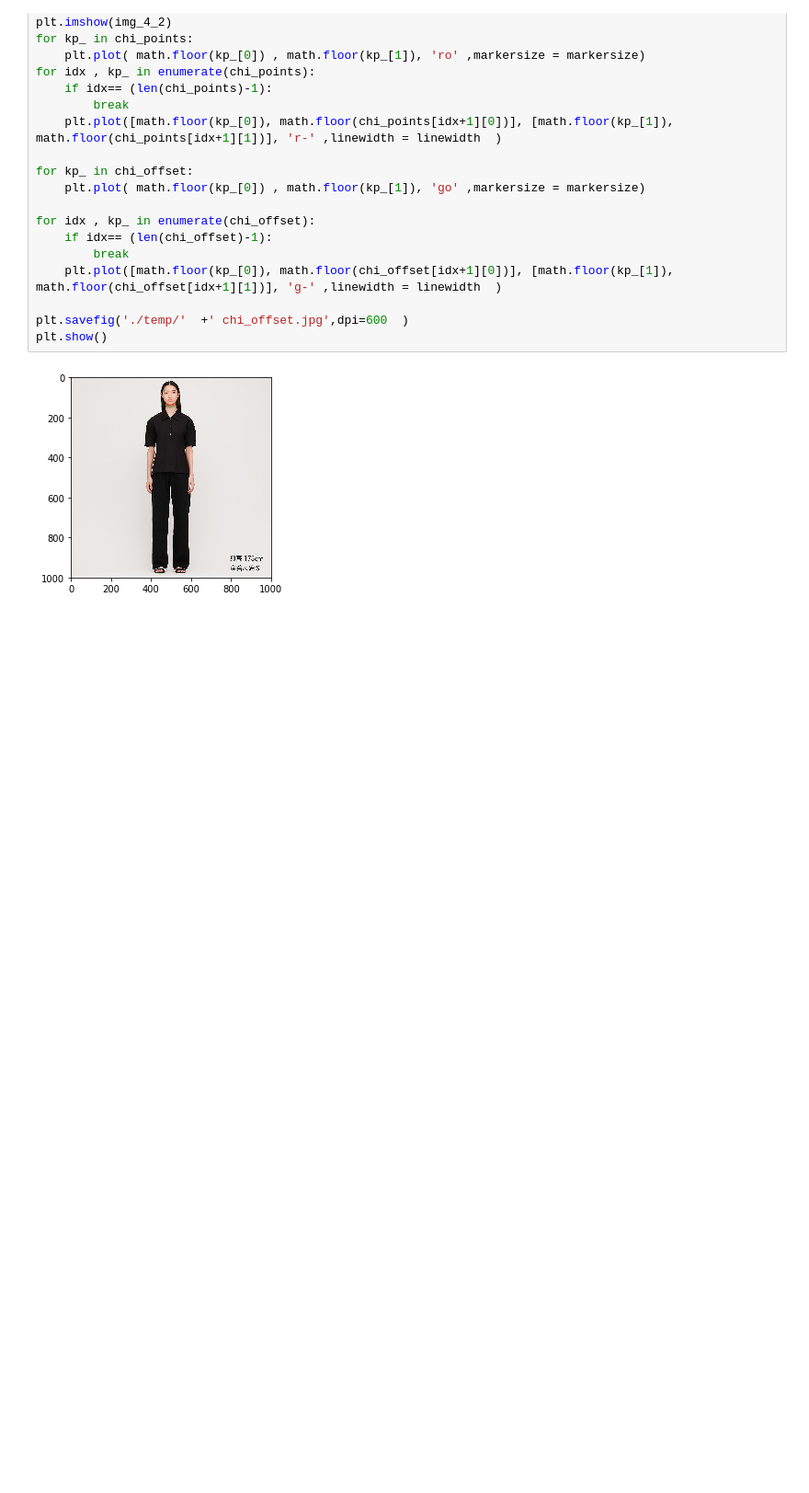
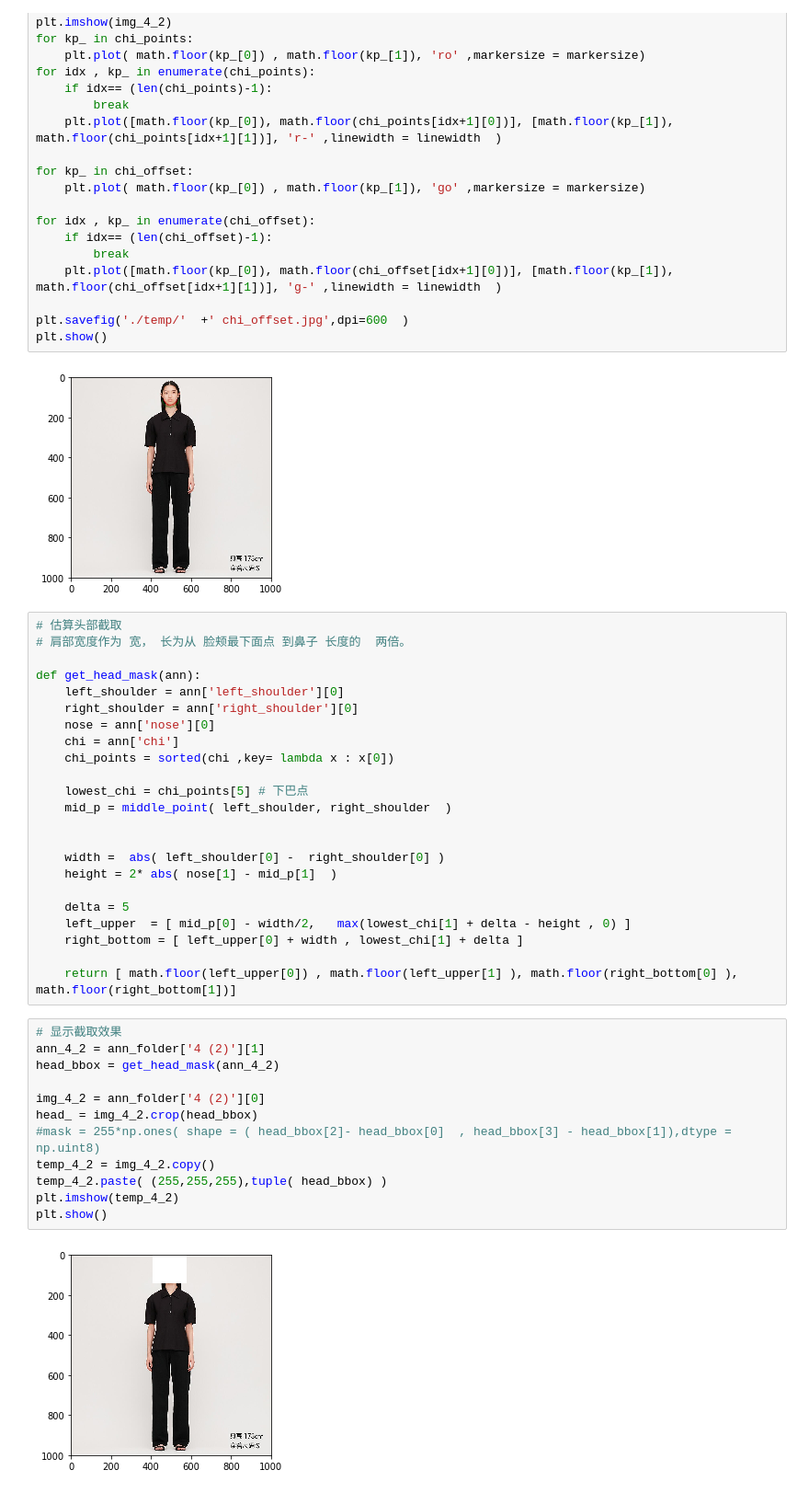
Before and after one commit to PuppyWolf/headswap, a Jupyter notebook: Untitled.ipynb, the cells around one changed output. Shown at 92% size. Saved outputs shown, nothing was run; the diff lists cells and outputs as text; blank space fills up the shorter version.

```diff
--- a/Untitled.ipynb
+++ b/Untitled.ipynb
@@ -84,3 +67,40 @@ plt.savefig('./temp/'  +' chi_offset.jpg',dpi=600  )
 plt.show()
 # %% [output]
 [figure]
+# %%
+# 估算头部截取
+# 肩部宽度作为 宽， 长为从 脸颊最下面点 到鼻子 长度的  两倍。
+
+def get_head_mask(ann):
+    left_shoulder = ann['left_shoulder'][0]
+    right_shoulder = ann['right_shoulder'][0]
+    nose = ann['nose'][0]
+    chi = ann['chi']
+    chi_points = sorted(chi ,key= lambda x : x[0])
+
+    lowest_chi = chi_points[5] # 下巴点
+    mid_p = middle_point( left_shoulder, right_shoulder  )
+
+
+    width =  abs( left_shoulder[0] -  right_shoulder[0] )
+    height = 2* abs( nose[1] - mid_p[1]  )
+
+    delta = 5
+    left_upper  = [ mid_p[0] - width/2,   max(lowest_chi[1] + delta - height , 0) ]
+    right_bottom = [ left_upper[0] + width , lowest_chi[1] + delta ]
+
+    return [ math.floor(left_upper[0]) , math.floor(left_upper[1] ), math.floor(right_bottom[0] ), math.floor(right_bottom[1])]
+# %%
+# 显示截取效果
+ann_4_2 = ann_folder['4 (2)'][1]
+head_bbox = get_head_mask(ann_4_2)
+
+img_4_2 = ann_folder['4 (2)'][0]
+head_ = img_4_2.crop(head_bbox)
+#mask = 255*np.ones( shape = ( head_bbox[2]- head_bbox[0]  , head_bbox[3] - head_bbox[1]),dtype = np.uint8)
+temp_4_2 = img_4_2.copy()
+temp_4_2.paste( (255,255,255),tuple( head_bbox) )
+plt.imshow(temp_4_2)
+plt.show()
+# %% [output]
+[figure, added]
```
Also changed, not shown: parts of 12 cells of this notebook.
